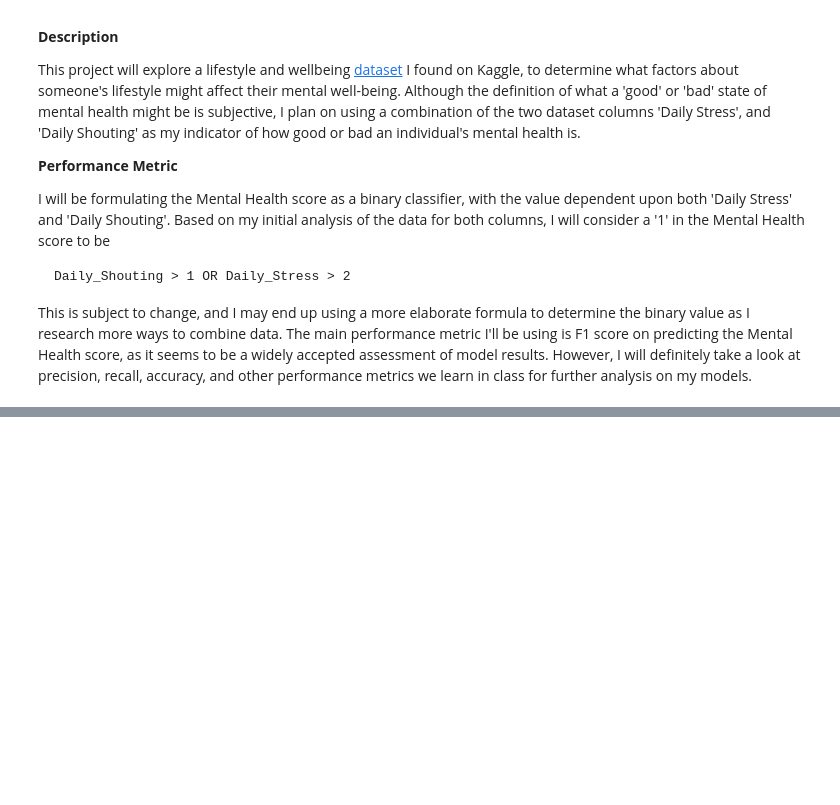
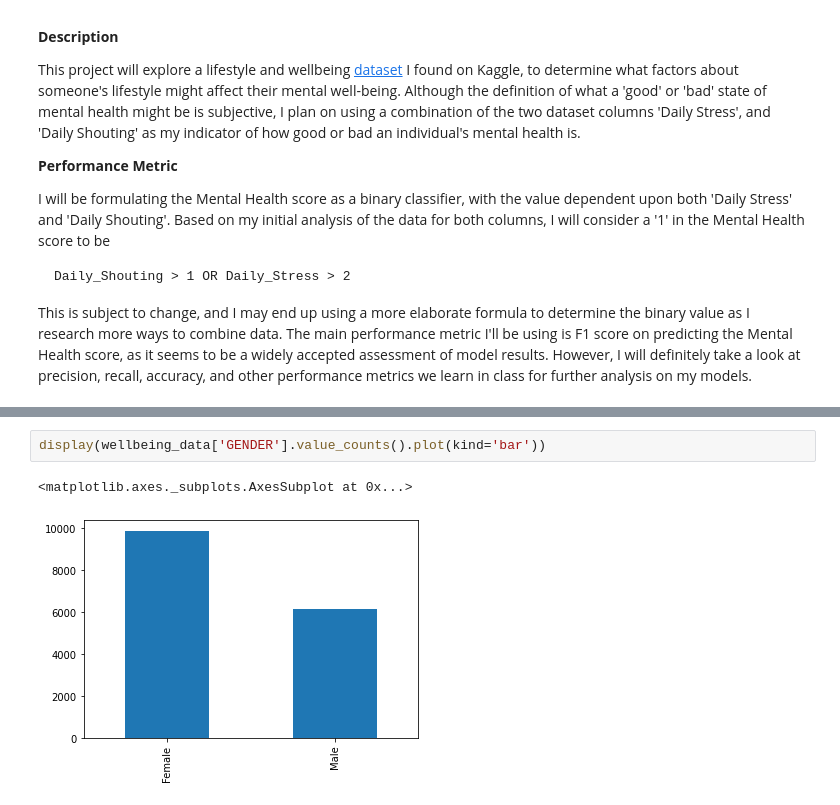
Before and after one commit to ishankaul1/failed_ml_project_lol, a Jupyter notebook: Assignment1.ipynb, the cells around one changed output, grey strips where cells are left out. Saved outputs shown, nothing was run; the diff lists cells and outputs as text; blank space fills up the shorter version.

```diff
--- a/Assignment1.ipynb
+++ b/Assignment1.ipynb
@@ -30,0 +134,5 @@ Before feeding the data to machine learning models, I will explore various prope
+# %%
+display(wellbeing_data['GENDER'].value_counts().plot(kind='bar'))
+# %% [output]
+<matplotlib.axes._subplots.AxesSubplot at 0x...>
+[figure, added]
```
Also changed, not shown: parts of 12 cells of this notebook.
